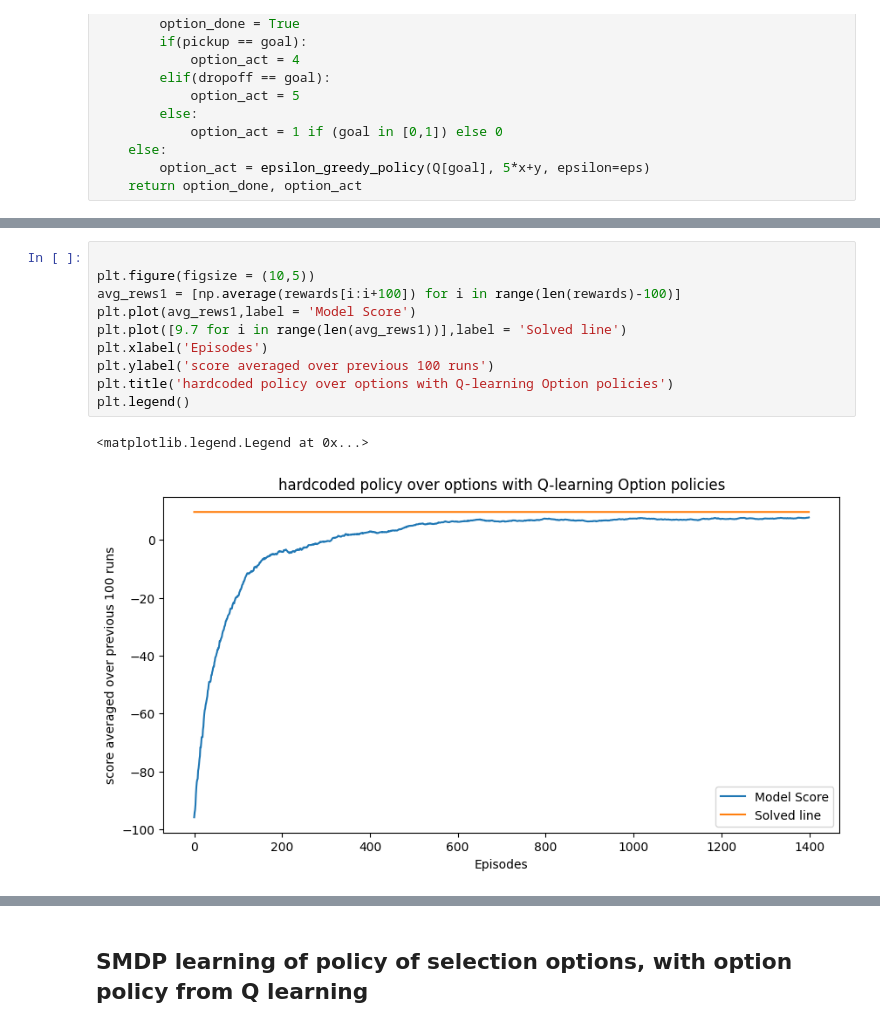
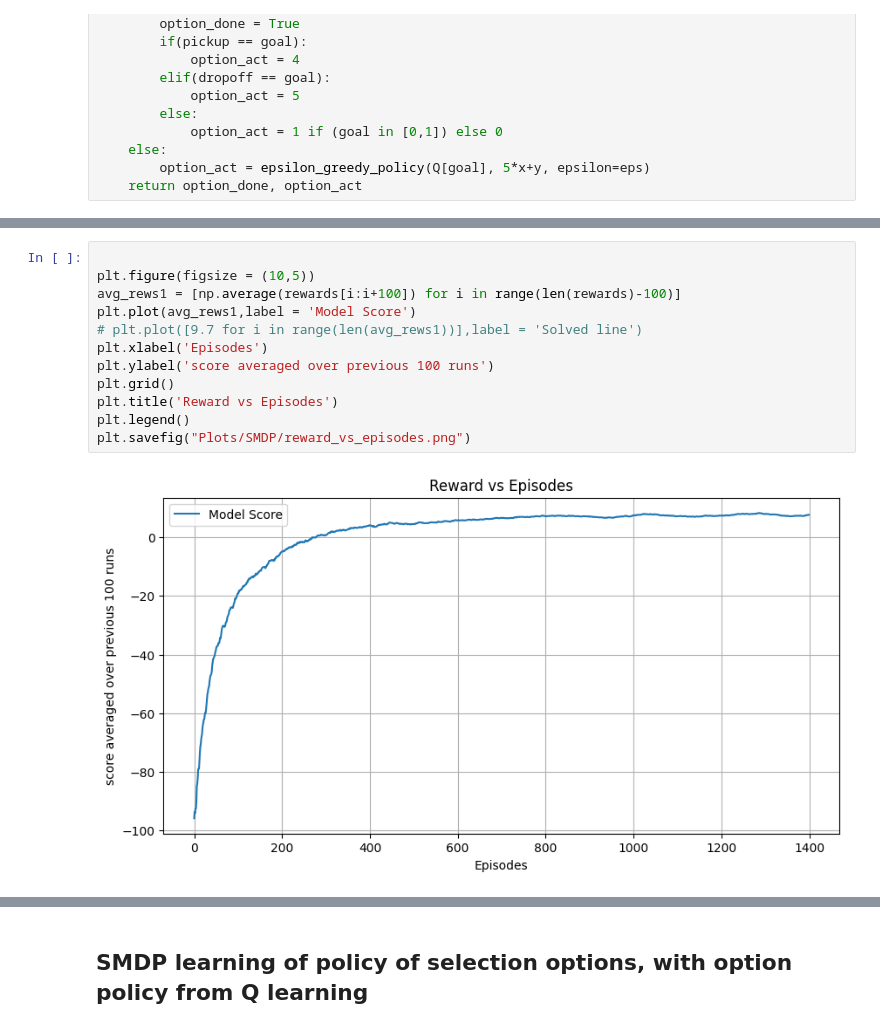
Before and after one commit to Akranth3/CS6700-IITM, a Jupyter notebook: Assignment 3/model.ipynb, the cells around one changed output, grey strips where cells are left out. Saved outputs shown, nothing was run; the diff lists cells and outputs as text.

```diff
--- a/Assignment 3/model.ipynb
+++ b/Assignment 3/model.ipynb
@@ -148,16 +147,17 @@ for i in range(num_episodes):
 # %%
 
 plt.figure(figsize = (10,5))
 avg_rews1 = [np.average(rewards[i:i+100]) for i in range(len(rewards)-100)]
 plt.plot(avg_rews1,label = 'Model Score')
-plt.plot([9.7 for i in range(len(avg_rews1))],label = 'Solved line')
+# plt.plot([9.7 for i in range(len(avg_rews1))],label = 'Solved line')
 plt.xlabel('Episodes')
 plt.ylabel('score averaged over previous 100 runs')
-plt.title('hardcoded policy over options with Q-learning Option policies')
+plt.grid()
+plt.title('Reward vs Episodes')
 plt.legend()
+plt.savefig("Plots/SMDP/reward_vs_episodes.png")
 # %% [output]
-<matplotlib.legend.Legend at 0x...>
-[figure, old version]
+[figure, new version]
 # %%
 figure, axis = plt.subplots(2,2,figsize=(10,10))
 for i in range(2):
```
Also changed, not shown: parts of 8 cells of this notebook, 3 other files.
